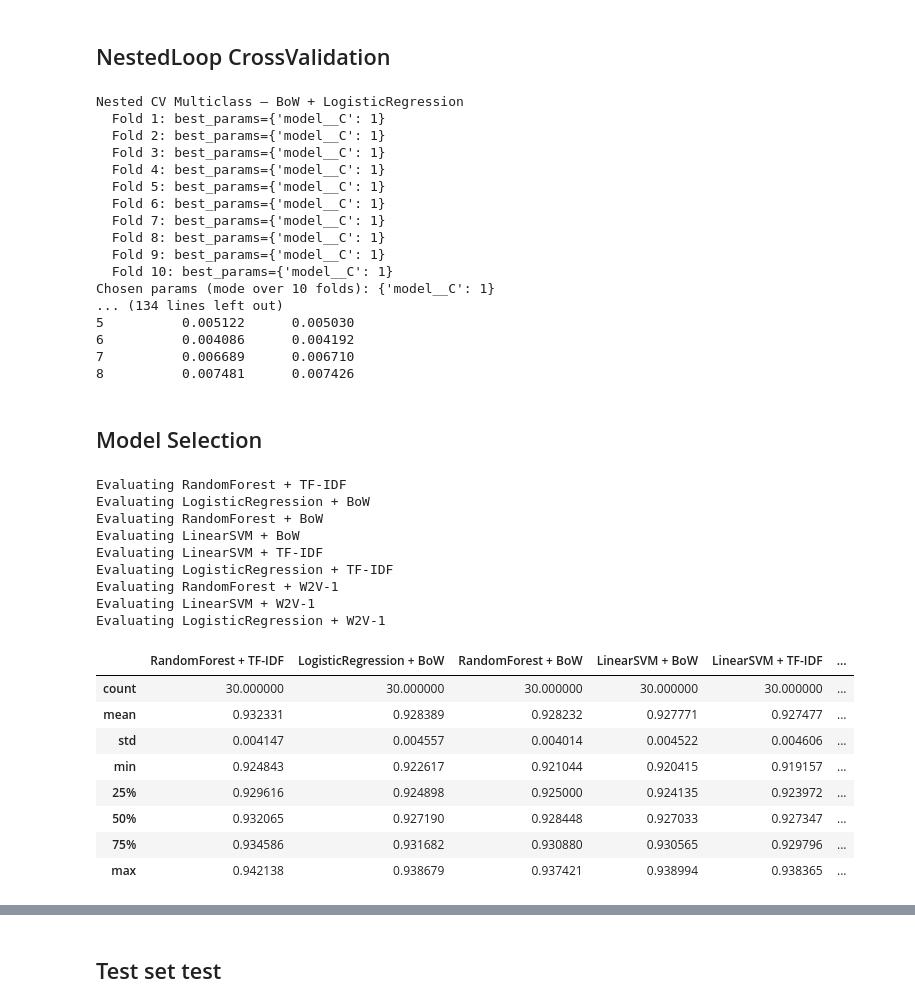
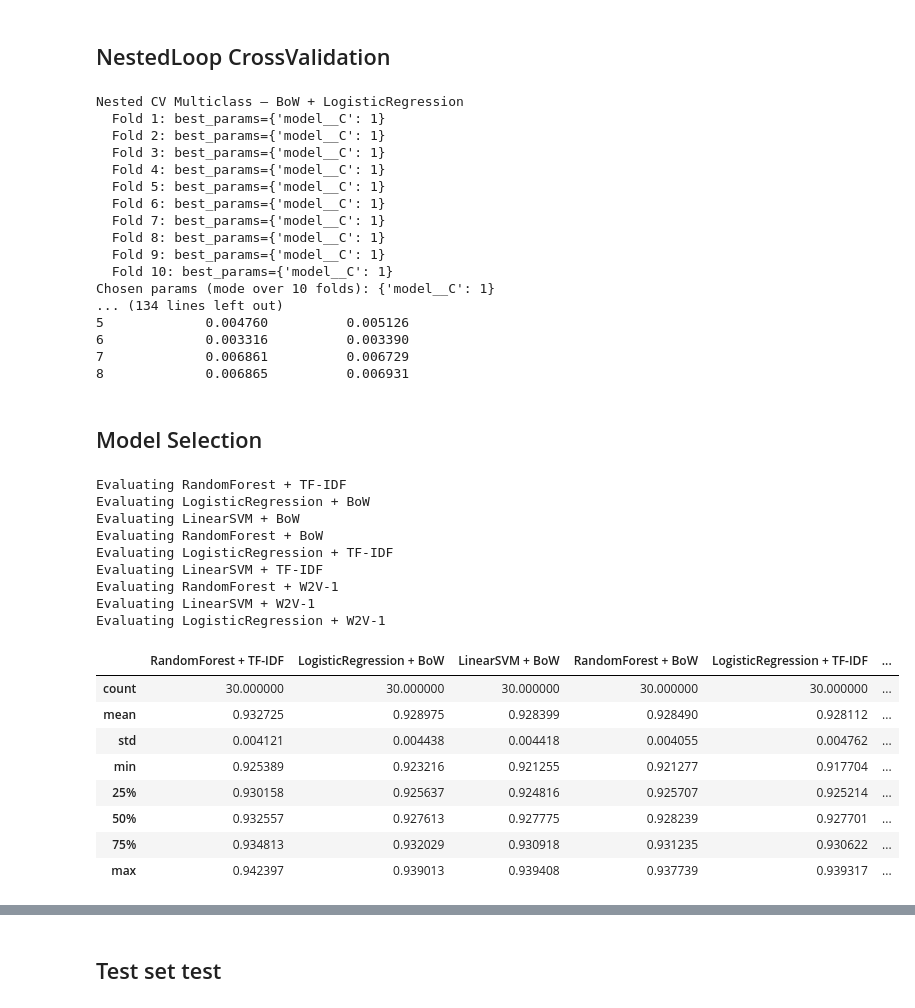
Before and after one commit to msegreto/CyberbullismDetection, a Jupyter notebook: notebook/4_MultiClassification.ipynb, the cells around one changed output, grey strips where cells are left out. Cells and saved outputs as stored; diff of their text form; code cells hidden in the pictures.

Commit message:
Multiclass NestedLoop CV now targeting F1_macro, updated documentation

```diff
--- a/notebook/4_MultiClassification.ipynb
+++ b/notebook/4_MultiClassification.ipynb
@@ -100,10 +100,11 @@ outer_cv = StratifiedKFold(n_splits=10, shuffle=True, random_state=42)
 inner_cv = StratifiedKFold(n_splits=5, shuffle=True, random_state=42)
 
 scoring_funcs = {
+    "f1_macro": lambda y_true, y_pred: f1_score(y_true, y_pred, average="macro"),
     "accuracy": accuracy_score,
     "precision_macro": lambda y_true, y_pred: precision_score(y_true, y_pred, average="macro"),
-    "recall_macro": lambda y_true, y_pred: recall_score(y_true, y_pred, average="macro"),
-    "f1_macro": lambda y_true, y_pred: f1_score(y_true, y_pred, average="macro")
+    "recall_macro": lambda y_true, y_pred: recall_score(y_true, y_pred, average="macro")
+
 }
 
 nested_results = []
@@ -119,18 +120,17 @@ for vec_name, vectorizer in combinations:
             X_tr, X_te = X_text_pruned[train_idx], X_text_pruned[test_idx]
             y_tr, y_te = y_multiclass[train_idx], y_multiclass[test_idx]
 
-            steps = [("preprocessing", TextPreprocessor()),
-                     ("vectorizer",    vectorizer)]
-            if "W2V" in vec_name:
-                steps.append(("scaler", StandardScaler()))
-            steps.append(("model", clf))
-            pipe = Pipeline(steps)
+            pipe = Pipeline([
+                     ("preprocessing", TextPreprocessor()),
+                     ("vectorizer",    vectorizer),
+                     ("model", clf)])
+
 
             grid = GridSearchCV(
                 estimator=pipe,
                 param_grid=grid_params,
                 scoring=list(scoring_funcs.keys()),
-                refit="accuracy",
+                refit="f1_macro",
                 cv=inner_cv,
                 n_jobs=-1,
                 verbose=0
@@ -158,13 +158,10 @@ for vec_name, vectorizer in combinations:
         }
         nested_results.append(summary)
 
-        final_steps = [("preprocessing", TextPreprocessor()),
-                       ("vectorizer",    vectorizer)]
-        if "W2V" in vec_name:
-            final_steps.append(("scaler", StandardScaler()))
-        final_steps.append(("model", clf))
-        final_pipe = Pipeline(final_steps)
-
+        final_pipe = Pipeline([
+                     ("preprocessing", TextPreprocessor()),
+                     ("vectorizer",    vectorizer),
+                     ("model", clf)])
         final_pipe.set_params(**final_params)
         final_pipe.fit(X_text_pruned, y_multiclass)
 
@@ -172,7 +169,7 @@ for vec_name, vectorizer in combinations:
         joblib.dump(final_pipe, out_path)
 
 nested_df = pd.DataFrame(nested_results) \
-              .sort_values(by="Mean accuracy", ascending=False) \
+              .sort_values(by="Mean f1_macro", ascending=False) \
               .reset_index(drop=True)
 
 print("\n=== Nested CV ===")
@@ -192,10 +189,10 @@ Nested CV Multiclass — BoW + LogisticRegression
   Fold 10: best_params={'model__C': 1}
 Chosen params (mode over 10 folds): {'model__C': 1}
 ... (134 lines left out)
-5          0.005122      0.005030
-6          0.004086      0.004192
-7          0.006689      0.006710
-8          0.007481      0.007426
+5             0.004760          0.005126
+6             0.003316          0.003390
+7             0.006861          0.006729
+8             0.006865          0.006931
 # %% [markdown]
 ## Model Selection
 # %%
@@ -207,48 +204,48 @@ results = pd.read_csv("../model/multiclass/nested_cv_results.csv")
 results_sorted = results.head(9)
 
 cv = RepeatedStratifiedKFold(n_splits=10, n_repeats=3, random_state=42)
-accuracy_scorer = make_scorer(accuracy_score)
+accuracy_scorer = 'f1_macro'
 
 scores_dict = {}
 
 for _, row in results_sorted.iterrows():
     vec_name = row["Vectorizer"]
     clf_name = row["Classifier"]
 
     print(f"Evaluating {clf_name} + {vec_name}")
 
     model_path = f"../model/multiclass/{clf_name}_{vec_name}_multiclass.pkl"
     pipeline = joblib.load(model_path)
 
     accuracy_scores = cross_val_score(
         pipeline, X_text_pruned, y, cv=cv, scoring=accuracy_scorer, n_jobs=-1
     )
     key = f"{clf_name} + {vec_name}"
     scores_dict[key] = accuracy_scores
 
 scores_df = pd.DataFrame(scores_dict)
 scores_df.to_csv("../model/multiclass/repeated_cv_scores.csv", index=False)
 
 display(scores_df.describe())
 # %% [output]
 Evaluating RandomForest + TF-IDF
 Evaluating LogisticRegression + BoW
+Evaluating LinearSVM + BoW
 Evaluating RandomForest + BoW
-Evaluating LinearSVM + BoW
+Evaluating LogisticRegression + TF-IDF
 Evaluating LinearSVM + TF-IDF
-Evaluating LogisticRegression + TF-IDF
 Evaluating RandomForest + W2V-1
 Evaluating LinearSVM + W2V-1
 Evaluating LogisticRegression + W2V-1
-|  | RandomForest + TF-IDF | LogisticRegression + BoW | RandomForest + BoW | LinearSVM + BoW | LinearSVM + TF-IDF | ... |
+|  | RandomForest + TF-IDF | LogisticRegression + BoW | LinearSVM + BoW | RandomForest + BoW | LogisticRegression + TF-IDF | ... |
 | count | 30.000000 | 30.000000 | 30.000000 | 30.000000 | 30.000000 | ... |
-| mean | 0.932331 | 0.928389 | 0.928232 | 0.927771 | 0.927477 | ... |
-| std | 0.004147 | 0.004557 | 0.004014 | 0.004522 | 0.004606 | ... |
-| min | 0.924843 | 0.922617 | 0.921044 | 0.920415 | 0.919157 | ... |
-| 25% | 0.929616 | 0.924898 | 0.925000 | 0.924135 | 0.923972 | ... |
-| 50% | 0.932065 | 0.927190 | 0.928448 | 0.927033 | 0.927347 | ... |
-| 75% | 0.934586 | 0.931682 | 0.930880 | 0.930565 | 0.929796 | ... |
-| max | 0.942138 | 0.938679 | 0.937421 | 0.938994 | 0.938365 | ... |
+| mean | 0.932725 | 0.928975 | 0.928399 | 0.928490 | 0.928112 | ... |
+| std | 0.004121 | 0.004438 | 0.004418 | 0.004055 | 0.004762 | ... |
+| min | 0.925389 | 0.923216 | 0.921255 | 0.921277 | 0.917704 | ... |
+| 25% | 0.930158 | 0.925637 | 0.924816 | 0.925707 | 0.925214 | ... |
+| 50% | 0.932557 | 0.927613 | 0.927775 | 0.928239 | 0.927701 | ... |
+| 75% | 0.934813 | 0.932029 | 0.930918 | 0.931235 | 0.930622 | ... |
+| max | 0.942397 | 0.939013 | 0.939408 | 0.937739 | 0.939317 | ... |
 # %%
 scores_df = pd.read_csv("../model/multiclass/repeated_cv_scores.csv")
 
```
Also changed, not shown: parts of 1 cell of this notebook, 13 other files.
